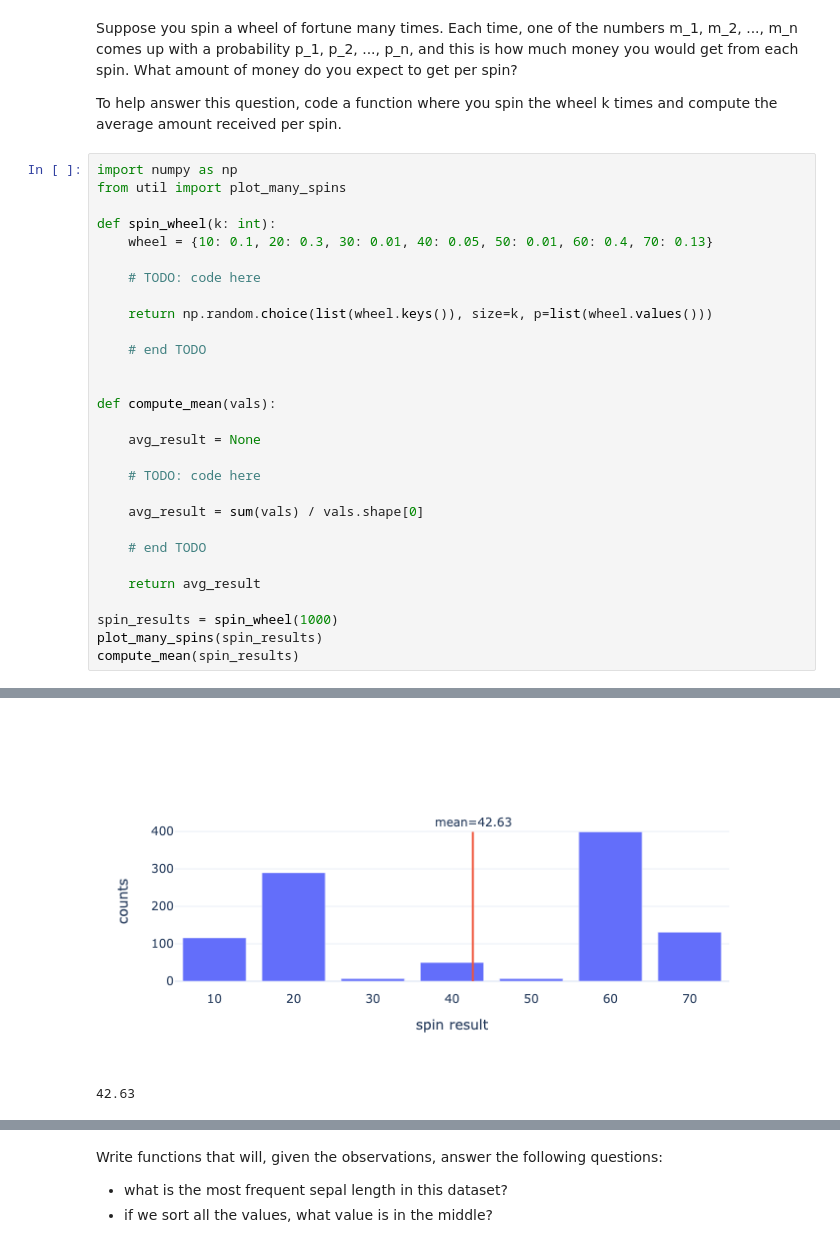
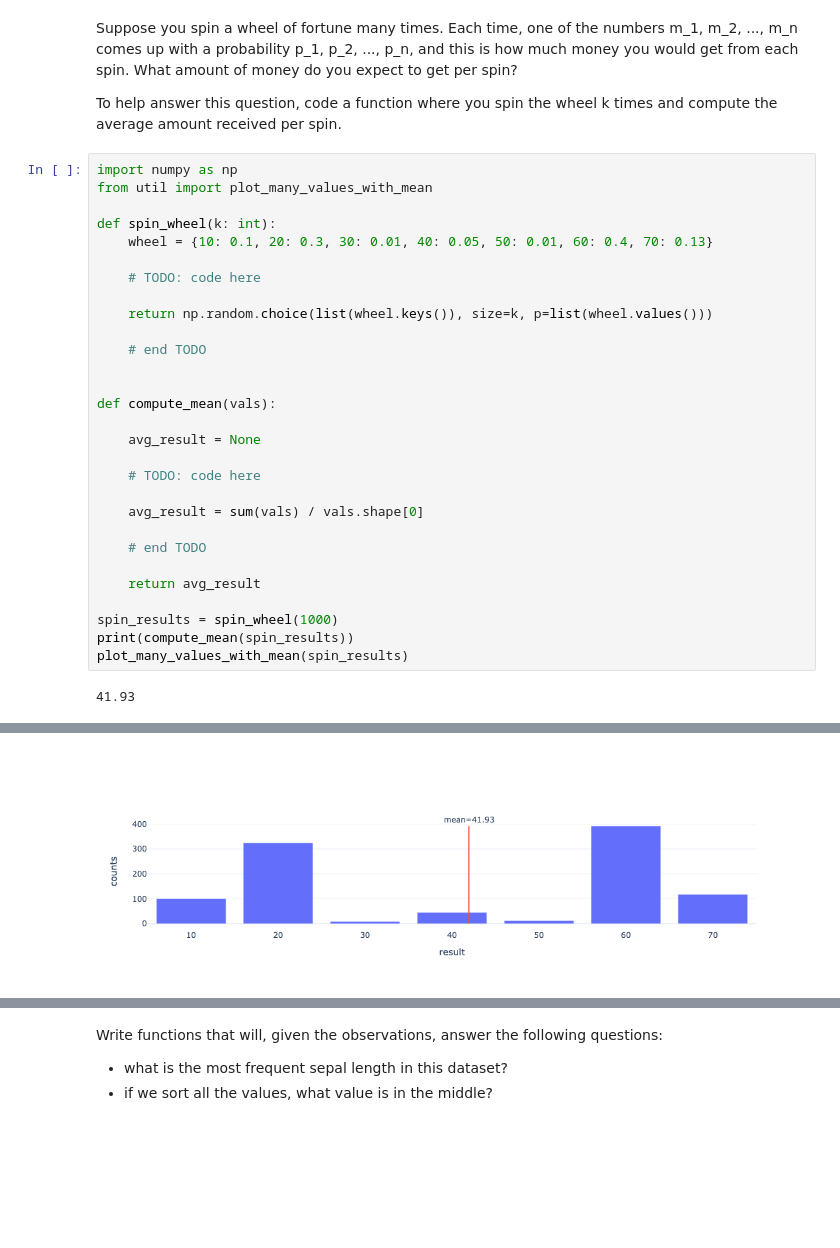
Before and after one commit to uio-bmi/stats_for_cs, a Jupyter notebook: Week_3_StatisticsIntro/Session1_StatsIntro.ipynb, the cells around one changed output, grey strips where cells are left out. Saved outputs shown, nothing was run; the diff lists cells and outputs as text; blank space fills up the shorter version.

```diff
--- a/Week_3_StatisticsIntro/Session1_StatsIntro.ipynb
+++ b/Week_3_StatisticsIntro/Session1_StatsIntro.ipynb
@@ -8,7 +8,7 @@ Suppose you spin a wheel of fortune many times. Each time, one of the numbers m_
 To help answer this question, code a function where you spin the wheel k times and compute the average amount received per spin.
 # %%
 import numpy as np
-from util import plot_many_spins
+from util import plot_many_values_with_mean
 
 def spin_wheel(k: int):
     wheel = {10: 0.1, 20: 0.3, 30: 0.01, 40: 0.05, 50: 0.01, 60: 0.4, 70: 0.13}
@@ -33,6 +33,7 @@ def compute_mean(vals):
     return avg_result
 
 spin_results = spin_wheel(1000)
-plot_many_spins(spin_results)
-compute_mean(spin_results)
+print(compute_mean(spin_results))
+plot_many_values_with_mean(spin_results)
 # %% [output]
+41.93
@@ -39,3 +41,2 @@ compute_mean(spin_results)
-[figure, old version]
+[figure, new version]
-42.63
 # %% [markdown]
```
Also changed, not shown: parts of 12 cells of this notebook, 1 other file.
